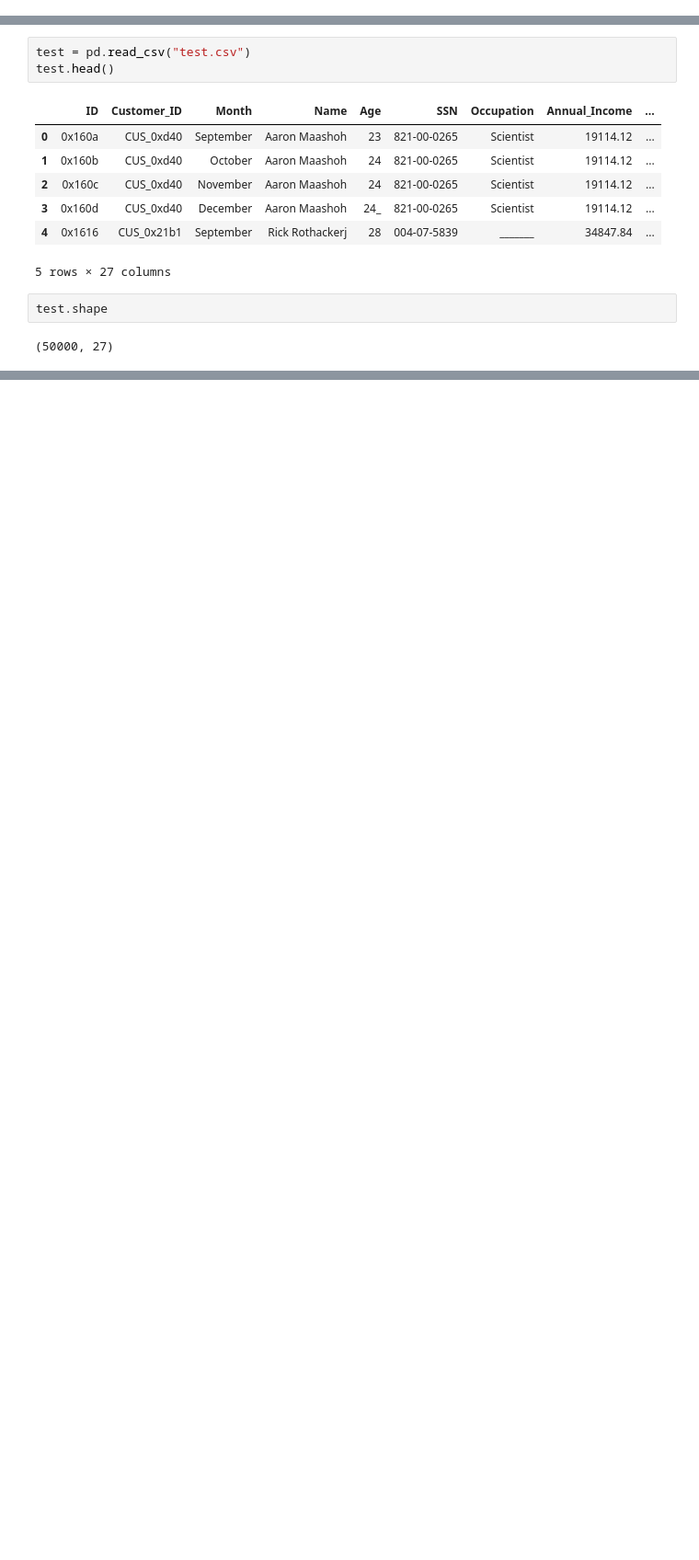
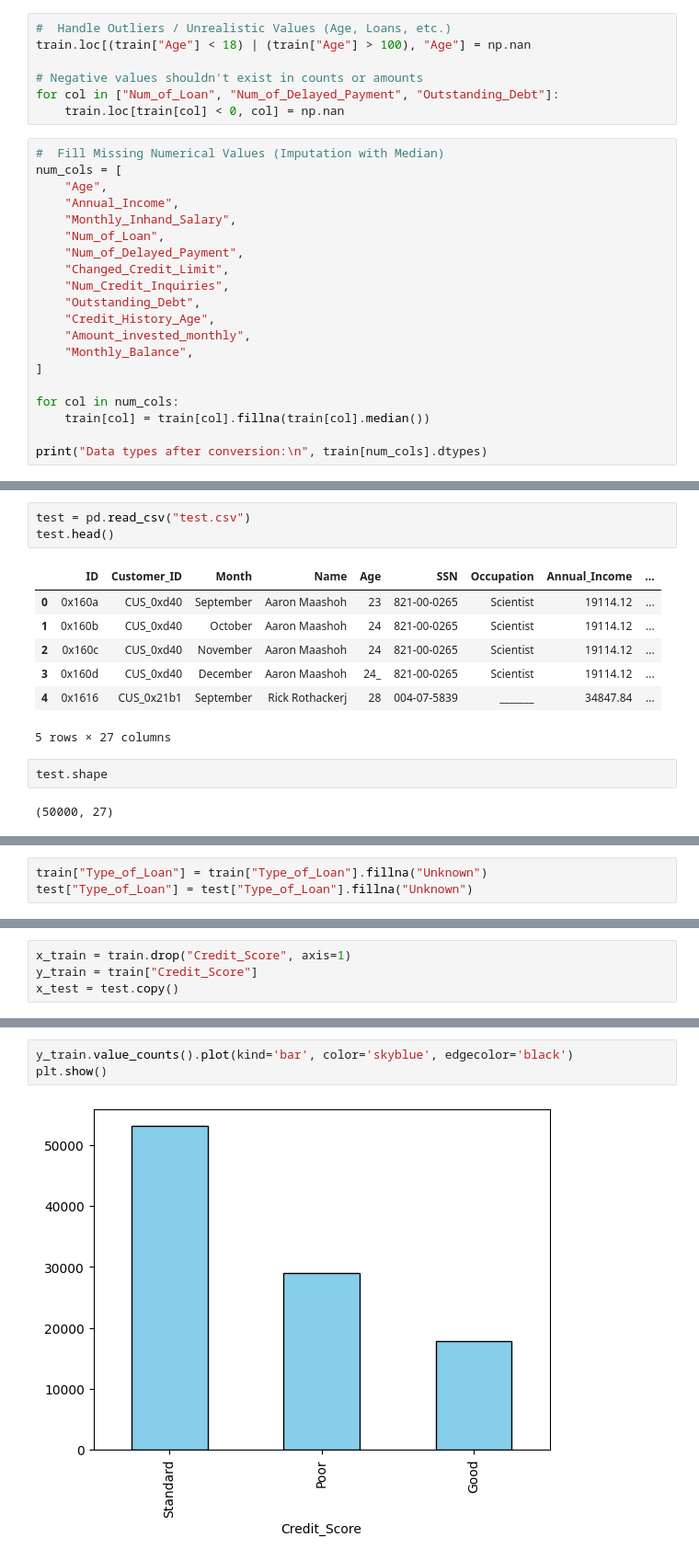
Before and after one commit to eshat69/Credit-Score-Predictor, a Jupyter notebook: bank.ipynb, the cells around one changed output, grey strips where cells are left out. Shown at 92% size. Drawn from its saved outputs; the diff is of its cells as text; blank space fills up the shorter version.

```diff
--- a/bank.ipynb
+++ b/bank.ipynb
@@ -94,0 +187,27 @@ train.shape
+# %%
+#  Handle Outliers / Unrealistic Values (Age, Loans, etc.)
+train.loc[(train["Age"] < 18) | (train["Age"] > 100), "Age"] = np.nan
+
+# Negative values shouldn't exist in counts or amounts
+for col in ["Num_of_Loan", "Num_of_Delayed_Payment", "Outstanding_Debt"]:
+    train.loc[train[col] < 0, col] = np.nan
+# %%
+#  Fill Missing Numerical Values (Imputation with Median)
+num_cols = [
+    "Age",
+    "Annual_Income",
+    "Monthly_Inhand_Salary",
+    "Num_of_Loan",
+    "Num_of_Delayed_Payment",
+    "Changed_Credit_Limit",
+    "Num_Credit_Inquiries",
+    "Outstanding_Debt",
+    "Credit_History_Age",
+    "Amount_invested_monthly",
+    "Monthly_Balance",
+]
+
+for col in num_cols:
+    train[col] = train[col].fillna(train[col].median())
+
+print("Data types after conversion:\n", train[num_cols].dtypes)
@@ -130,0 +532,3 @@ plt.show()
+# %%
+train["Type_of_Loan"] = train["Type_of_Loan"].fillna("Unknown")
+test["Type_of_Loan"] = test["Type_of_Loan"].fillna("Unknown")
@@ -130,0 +577,4 @@ plt.show()
+# %%
+x_train = train.drop("Credit_Score", axis=1)
+y_train = train["Credit_Score"]
+x_test = test.copy()
@@ -130,0 +682,5 @@ plt.show()
+# %%
+y_train.value_counts().plot(kind='bar', color='skyblue', edgecolor='black')
+plt.show()
+# %% [output]
+[figure, added]
```
Also changed, not shown: parts of 89 cells of this notebook, 7 other files.
